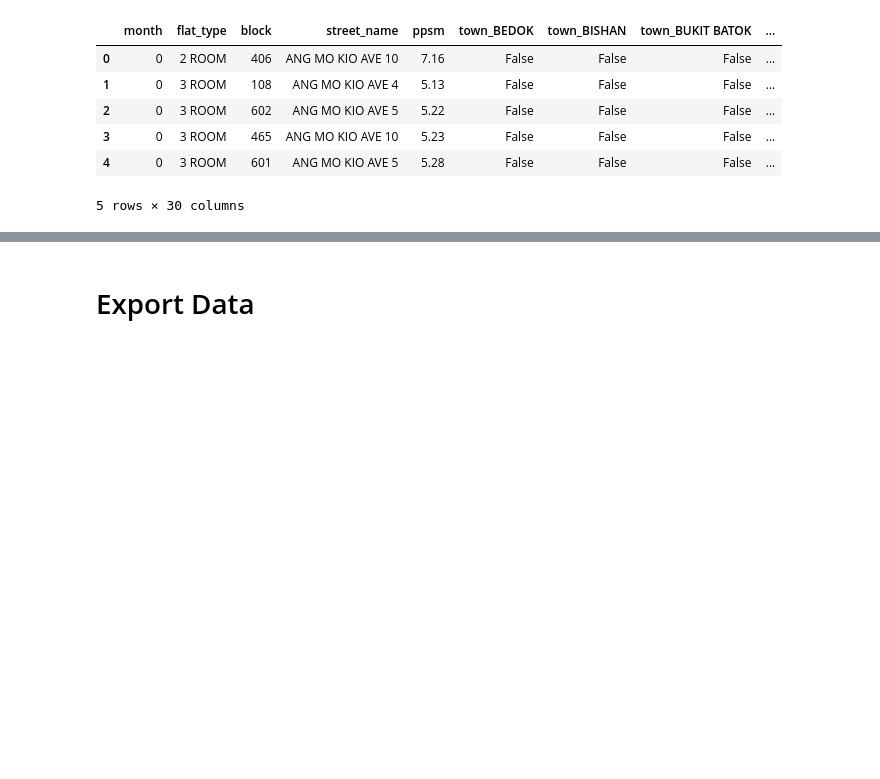
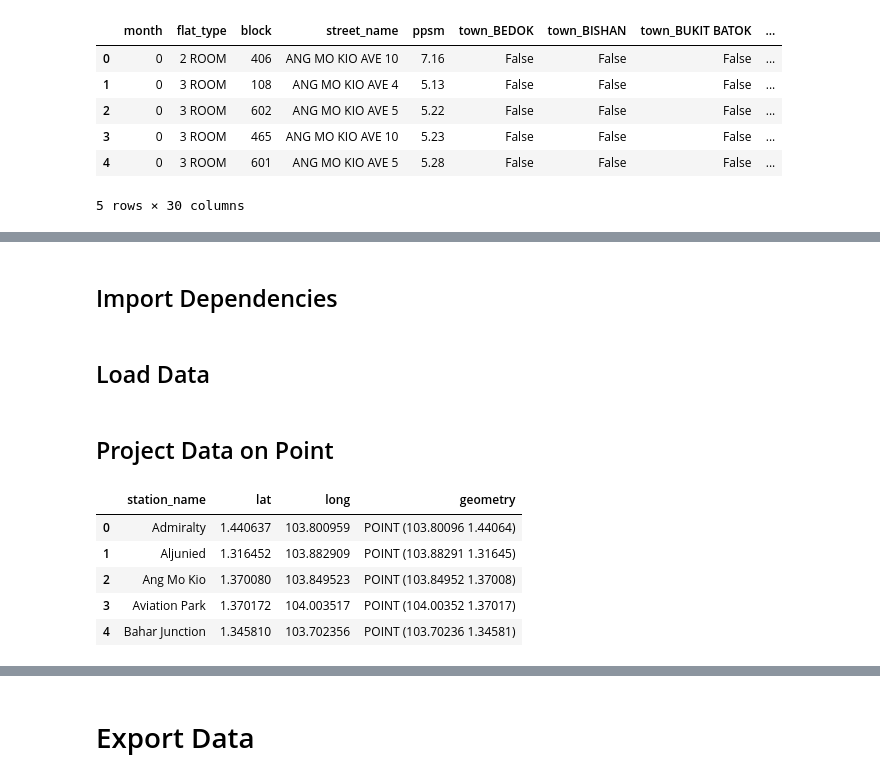
Before and after one commit to halfcoder0/hdb-price-projection-ML, a Jupyter notebook: data-preprocessing.ipynb, the cells around one changed output, grey strips where cells are left out. Cells and saved outputs as stored; diff of their text form; code cells hidden in the pictures; blank space fills up the shorter version.

Commit message:
added feature extraction
- get mrt stations within 500M radius

```diff
--- a/data-preprocessing.ipynb
+++ b/data-preprocessing.ipynb
@@ -373,0 +376,2 @@ model_data.head()
+# %% [markdown]
+## Import Dependencies
@@ -373,0 +381,16 @@ model_data.head()
+# %% [markdown]
+## Load Data
+# %%
+mrt_df = pd.read_csv("Data\\mrt_stations.csv")
+# %% [markdown]
+## Project Data on Point
+# %%
+mrt_gdf = gpd.GeoDataFrame(mrt_df, geometry=gpd.points_from_xy(mrt_df.long, mrt_df.lat), crs="EPSG:4326")
+mrt_gdf.head()
+# %% [output]
+|  | station_name | lat | long | geometry |
+| 0 | Admiralty | 1.440637 | 103.800959 | POINT (103.80096 1.44064) |
+| 1 | Aljunied | 1.316452 | 103.882909 | POINT (103.88291 1.31645) |
+| 2 | Ang Mo Kio | 1.370080 | 103.849523 | POINT (103.84952 1.37008) |
+| 3 | Aviation Park | 1.370172 | 104.003517 | POINT (104.00352 1.37017) |
+| 4 | Bahar Junction | 1.345810 | 103.702356 | POINT (103.70236 1.34581) |
```
Also changed, not shown: parts of 9 cells of this notebook, 2 other files.
